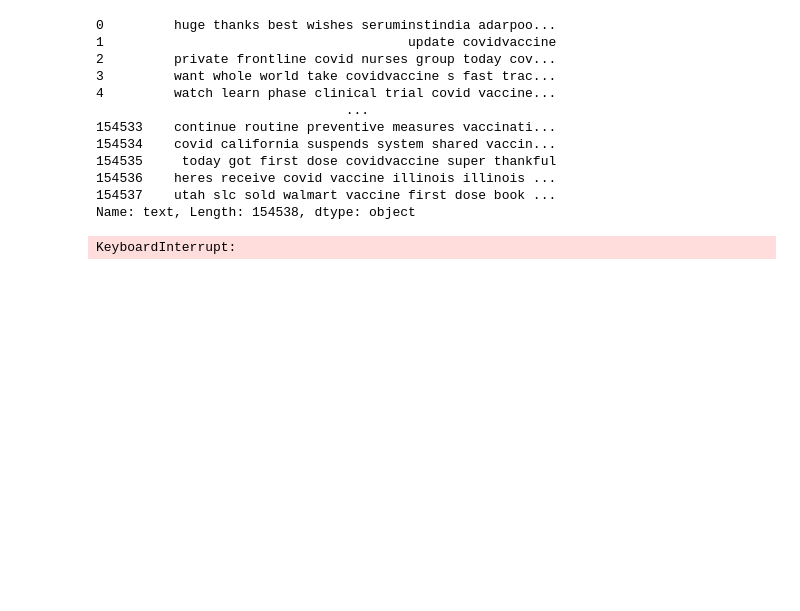
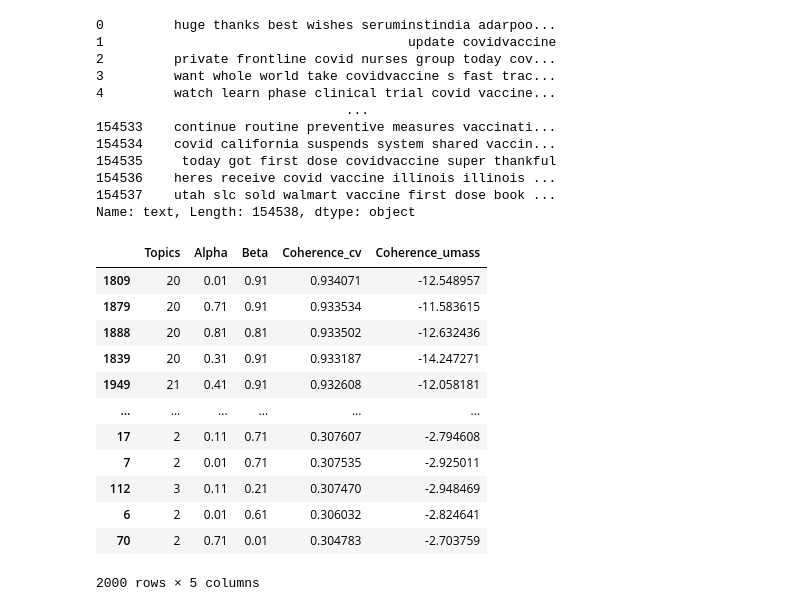
Before and after one commit to achen353/COVID-Vaccine-Tweet, a Jupyter notebook: src/Unsupervised Learning-tomotopy.ipynb, the cells around one changed output. Saved outputs shown, nothing was run; the diff lists cells and outputs as text; code cells hidden in the pictures; blank space fills up the shorter version.

```diff
--- a/src/Unsupervised Learning-tomotopy.ipynb
+++ b/src/Unsupervised Learning-tomotopy.ipynb
@@ -101,7 +103,7 @@ def compute_coherence_values_tp(tp_corpus, k, a, b):
     co_cv = tp.coherence.Coherence(lda_model,coherence="c_v")
     return co_mass.get_score(), co_cv.get_score()
 # %%
-already_run = False
+already_run = True
 
 # Topics range (length = 10)
 min_topics = 2
@@ -145,9 +147,25 @@ if not already_run:
 
                 pbar.update(1)
                 coherence_results = pd.DataFrame(model_results)
-                coherence_results.to_csv(os.path.join('lda_tuning_results.csv'), index=False)
+                coherence_results.to_csv('../out/lda_tuning_results.csv', index=False)
     pbar.close()
 else:
-    coherence_results = pd.read_csv(os.path.join('lda_tuning_results.csv'))
+    coherence_results = pd.read_csv('../out/lda_tuning_results.csv')
-# %% [output]
-KeyboardInterrupt:
+# %%
+# Sort coherence_results
+sorted_coherence_results = coherence_results.sort_values(by=['Coherence_cv', 'Coherence_umass'], ascending=False)
+sorted_coherence_results
+# %% [output]
+|  | Topics | Alpha | Beta | Coherence_cv | Coherence_umass |
+| 1809 | 20 | 0.01 | 0.91 | 0.934071 | -12.548957 |
+| 1879 | 20 | 0.71 | 0.91 | 0.933534 | -11.583615 |
+| 1888 | 20 | 0.81 | 0.81 | 0.933502 | -12.632436 |
+| 1839 | 20 | 0.31 | 0.91 | 0.933187 | -14.247271 |
+| 1949 | 21 | 0.41 | 0.91 | 0.932608 | -12.058181 |
+| ... | ... | ... | ... | ... | ... |
+| 17 | 2 | 0.11 | 0.71 | 0.307607 | -2.794608 |
+| 7 | 2 | 0.01 | 0.71 | 0.307535 | -2.925011 |
+| 112 | 3 | 0.11 | 0.21 | 0.307470 | -2.948469 |
+| 6 | 2 | 0.01 | 0.61 | 0.306032 | -2.824641 |
+| 70 | 2 | 0.71 | 0.01 | 0.304783 | -2.703759 |
+2000 rows × 5 columns
```
Also changed, not shown: parts of 8 cells of this notebook, 3 other files.
